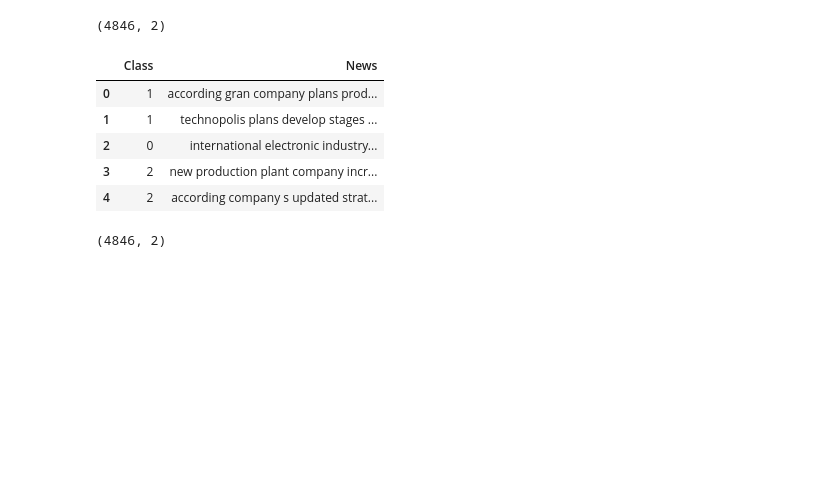
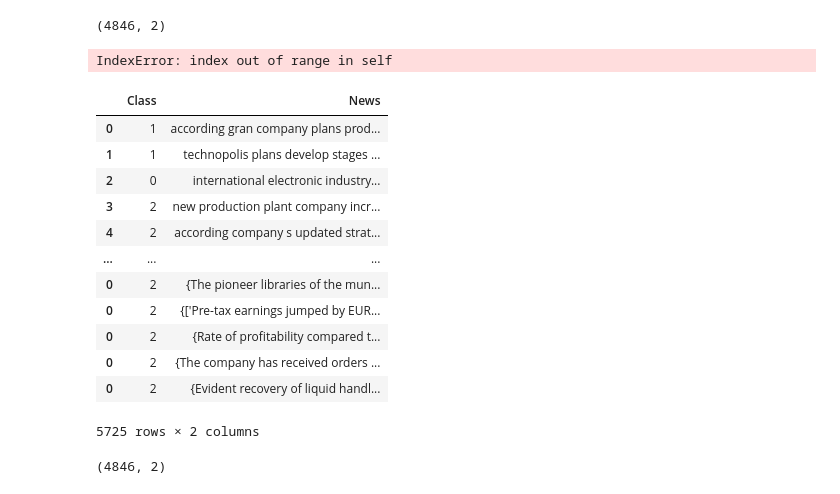
Before and after one commit to meowster99/news-sentiment-analysis, a Jupyter notebook: Preprocessing.ipynb, the cells around one changed output. Cells and saved outputs as stored; diff of their text form; code cells hidden in the pictures; blank space fills up the shorter version.

Commit message:
saving changes. (back translation function is in preprocessing)

```diff
--- a/Preprocessing.ipynb
+++ b/Preprocessing.ipynb
@@ -63,12 +71,63 @@ f_news_df['Class'] = f_news_df['Class'].replace(['positive'],'2')
+# %%
+eng_model = 'Helsinki-NLP/opus-mt-fr-en'
+# Get the tokenizer
+eng_model_tkn = MarianTokenizer.from_pretrained(eng_model)
+# Load the pretrained model based on the name
+eng_model = MarianMTModel.from_pretrained(eng_model)
+# %%
+### formating the text
+
+def format_batch_texts(language_code, batch_texts):
+    formated_batch = ">>{}<< {}".format(language_code, batch_texts)
+    return formated_batch
+
+def combine_texts(original_texts, back_translated_batch):
+    return set(back_translated_batch) - set(original_texts)
+
+### translation
+def perform_translation(batch_texts, model, tokenizer, language="fr"):
+    formated_batch_texts = format_batch_texts(language, batch_texts)
+    translated = model.generate(**tokenizer(formated_batch_texts, return_tensors="pt", padding= 'max_length'))
+    translated_texts = [tokenizer.decode(t, skip_special_tokens=True) for t in translated]
+    translated_texts = [sub.replace('["', '') for sub in translated_texts]
+    translated_texts = [sub.replace('"]', '') for sub in translated_texts]
+    return translated_texts
+
+def backtranslation(batch_texts, label, original_language="en", temporary_language="fr"):
+    # Translate from english to french
+    tmp_translated_batch = perform_translation(batch_texts, french_model, french_model_tkn, temporary_language)
+    # Translate Back to english
+    back_translated_batch = perform_translation(tmp_translated_batch, eng_model, eng_model_tkn, original_language)
+    # Return The Final Result
+    x = combine_texts(batch_texts, back_translated_batch)
+    return x, label
+# %%
+# Execute the function for Data Augmentation
+for ind in f_news_df.index:
+    x, label = backtranslation(f_news_df['News'][ind],f_news_df['Class'][ind])
+    insert_row = {'Class': int(label),  'News':x}
+    f_news_df = pd.concat([f_news_df, pd.DataFrame([insert_row])])
+# %% [output]
+IndexError: index out of range in self
+# %%
+f_news_df
+# %% [output]
+|  | Class | News |
+| 0 | 1 | according gran company plans prod... |
+| 1 | 1 | technopolis plans develop stages ... |
+| 2 | 0 | international electronic industry... |
+| 3 | 2 | new production plant company incr... |
+| 4 | 2 | according company s updated strat... |
+| ... | ... | ... |
+| 0 | 2 | {The pioneer libraries of the mun... |
+| 0 | 2 | {['Pre-tax earnings jumped by EUR... |
+| 0 | 2 | {Rate of profitability compared t... |
+| 0 | 2 | {The company has received orders ... |
+| 0 | 2 | {Evident recovery of liquid handl... |
+5725 rows × 2 columns
 # %%
-f_news_df.head()
+filepath = Path('fnews_backtrans.csv')
+f_news_df.to_csv(filepath)
-# %% [output]
-|  | Class | News |
-| 0 | 1 | according gran company plans prod... |
-| 1 | 1 | technopolis plans develop stages ... |
-| 2 | 0 | international electronic industry... |
-| 3 | 2 | new production plant company incr... |
-| 4 | 2 | according company s updated strat... |
 # %%
 print(f_news_df.shape)
 # %% [output]
```
Also changed, not shown: parts of 12 cells of this notebook, 7 other files.
